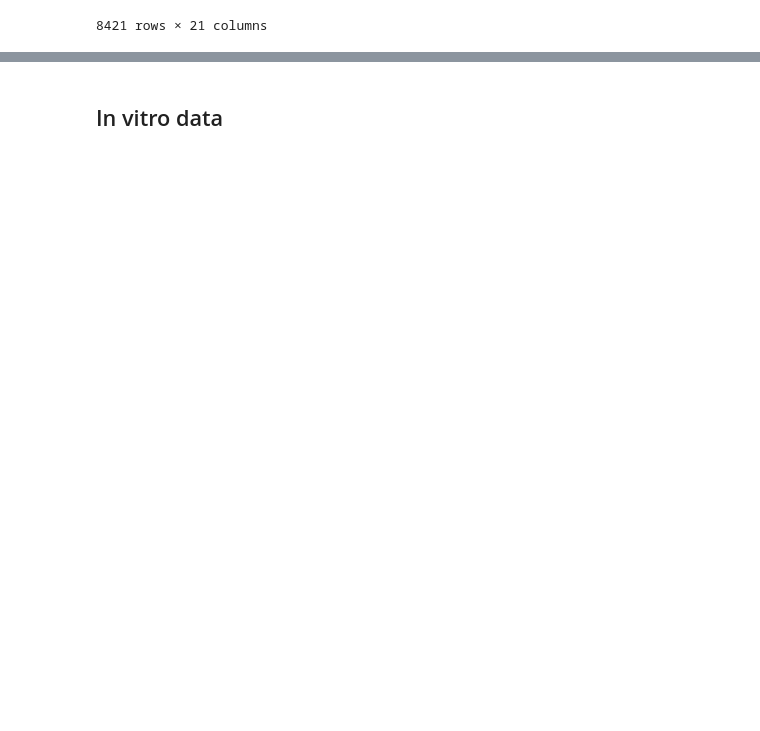
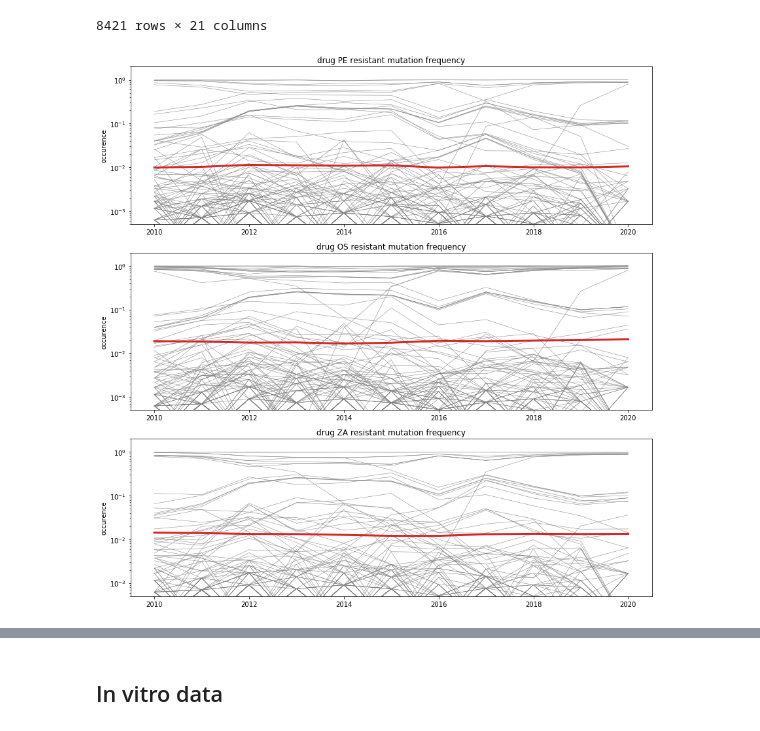
Before and after one commit to Tian-hao/flu_NA, a Jupyter notebook: NA_NOA.ipynb, the cells around one changed output, grey strips where cells are left out. Cells and saved outputs as stored; diff of their text form; code cells hidden in the pictures; blank space fills up the shorter version.

Commit message:
grey lines

```diff
--- a/NA_NOA.ipynb
+++ b/NA_NOA.ipynb
@@ -655,3 +648,35 @@ sdata
 | 8419 | W407V | 407 | V | 0.000000 | 0.000000 | 0.000000 | 0.000000 | missense | ... |
 | 8420 | W407* | 407 | * | -0.248231 | -0.311251 | -0.217789 | -0.270957 | nonsense | ... |
 8421 rows × 21 columns
+# %%
+def draw_line(x):
+    freqlist = []
+    for year in range(2010,2021):
+        freqlist.append(x['occurence_'+str(year)]+1e-4)
+    datelist = range(2010,2021)
+    plt.plot(datelist,freqlist,lw=0.5,color='grey')
+    return freqlist
+
+ploti = 0
+plt.figure(figsize=(12,12))
+for drug in druglist:
+    ploti += 1
+    plt.subplot(3,1,ploti)
+    resdata = tsdata[tsdata['log10_'+drug+'_res']>0]
+    freqlists = resdata.apply(lambda x:draw_line(x),axis=1)
+    averagefreq = {}
+    for year in range(2010,2021):
+        averagefreq[year] = []
+    for freqlist in freqlists:
+        for i,year in enumerate(range(2010,2021)):
+            averagefreq[year].append(freqlist[i])
+    for year in averagefreq:
+        averagefreq[year] = np.mean(averagefreq[year])
+    plt.plot(list(averagefreq.keys()),list(averagefreq.values()),lw=3,color='tab:red')
+    plt.ylabel('occurence')
+    plt.yscale('log')
+    plt.ylim([5e-4,2e0])
+    plt.title('drug '+drug+' resistant mutation frequency')
+plt.tight_layout()
+# %% [output]
+[figure, added]
```
Also changed, not shown: parts of 7 cells of this notebook.
